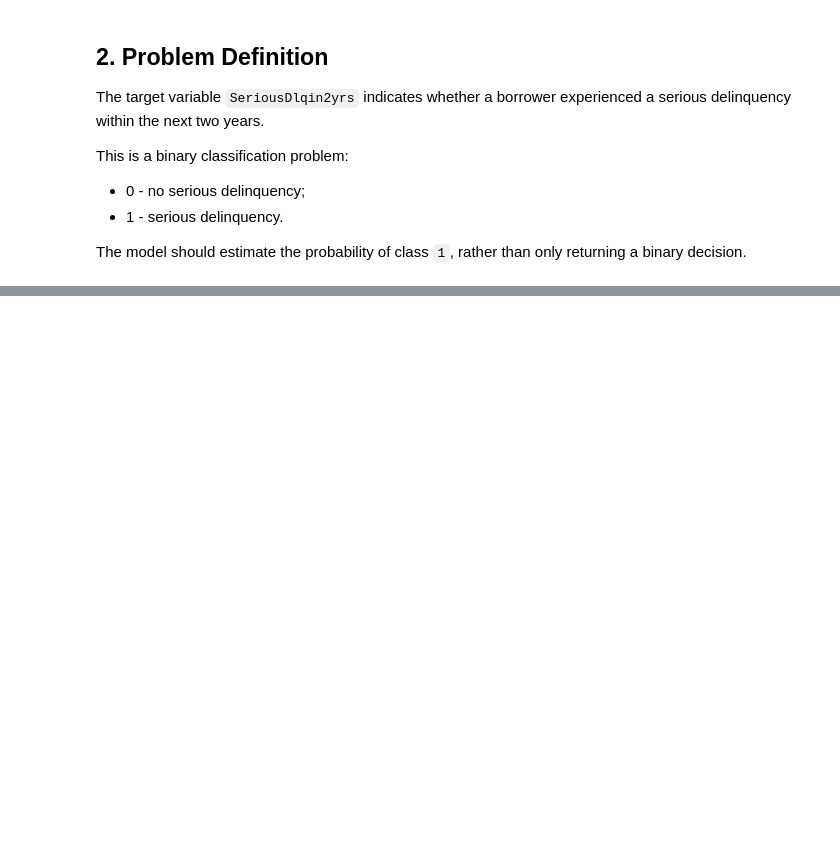
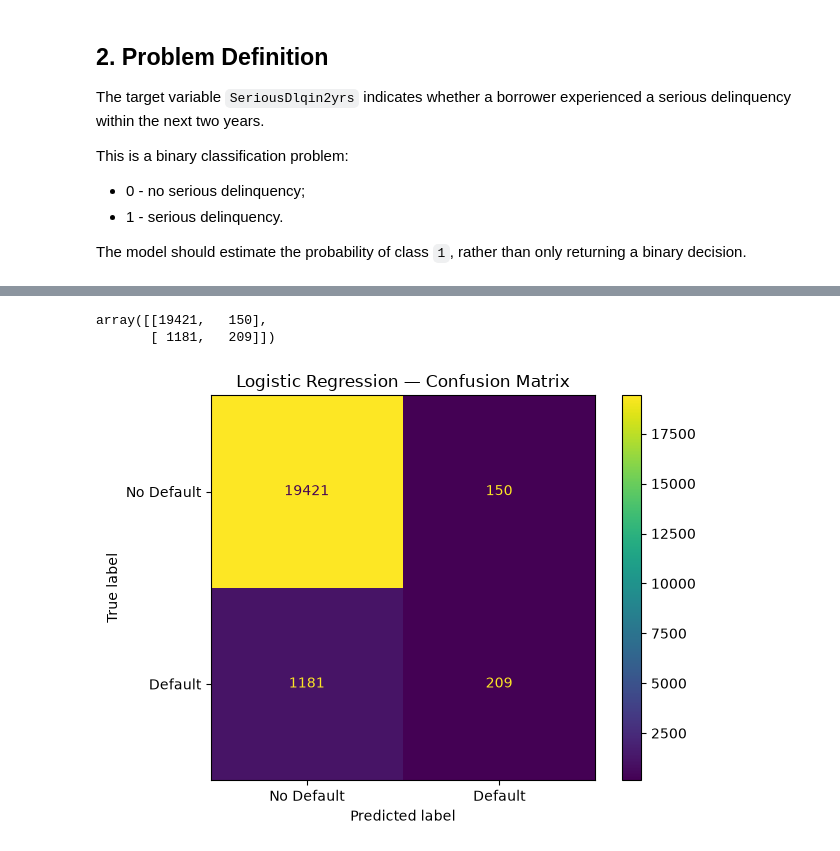
Before and after one commit to Randysman/credit_score, a Jupyter notebook: Modeling.ipynb, the cells around one changed output, grey strips where cells are left out. Drawn from its saved outputs; the diff is of its cells as text; code cells hidden in the pictures; blank space fills up the shorter version.

Commit message:
create pipeline and first model logistic regiression

```diff
--- a/Modeling.ipynb
+++ b/Modeling.ipynb
@@ -44,0 +146,5 @@ only returning a binary decision.
+# %%
+baseline_pipeline.fit(
+    X_train[features],
+    y_train
+)
@@ -44,0 +170,4 @@ only returning a binary decision.
+# %%
+y_valid_proba = baseline_pipeline.predict_proba(
+    X_valid[features]
+)[:, 1]
@@ -44,0 +201,6 @@ only returning a binary decision.
+# %%
+DEFAULT_THRESHOLD = 0.5
+
+y_valid_pred = (
+    y_valid_proba >= DEFAULT_THRESHOLD
+).astype(int)
@@ -44,0 +229,22 @@ only returning a binary decision.
+# %%
+cm = confusion_matrix(
+    y_valid,
+    y_valid_pred
+)
+
+cm
+# %% [output]
+array([[19421,   150],
+       [ 1181,   209]])
+# %%
+disp = ConfusionMatrixDisplay(
+    confusion_matrix=cm,
+    display_labels=['No Default', 'Default']
+)
+
+disp.plot()
+plt.title('Logistic Regression — Confusion Matrix')
+plt.tight_layout()
+plt.show()
+# %% [output]
+[figure, added]
```
Also changed, not shown: parts of 17 cells of this notebook, 5 other files.
